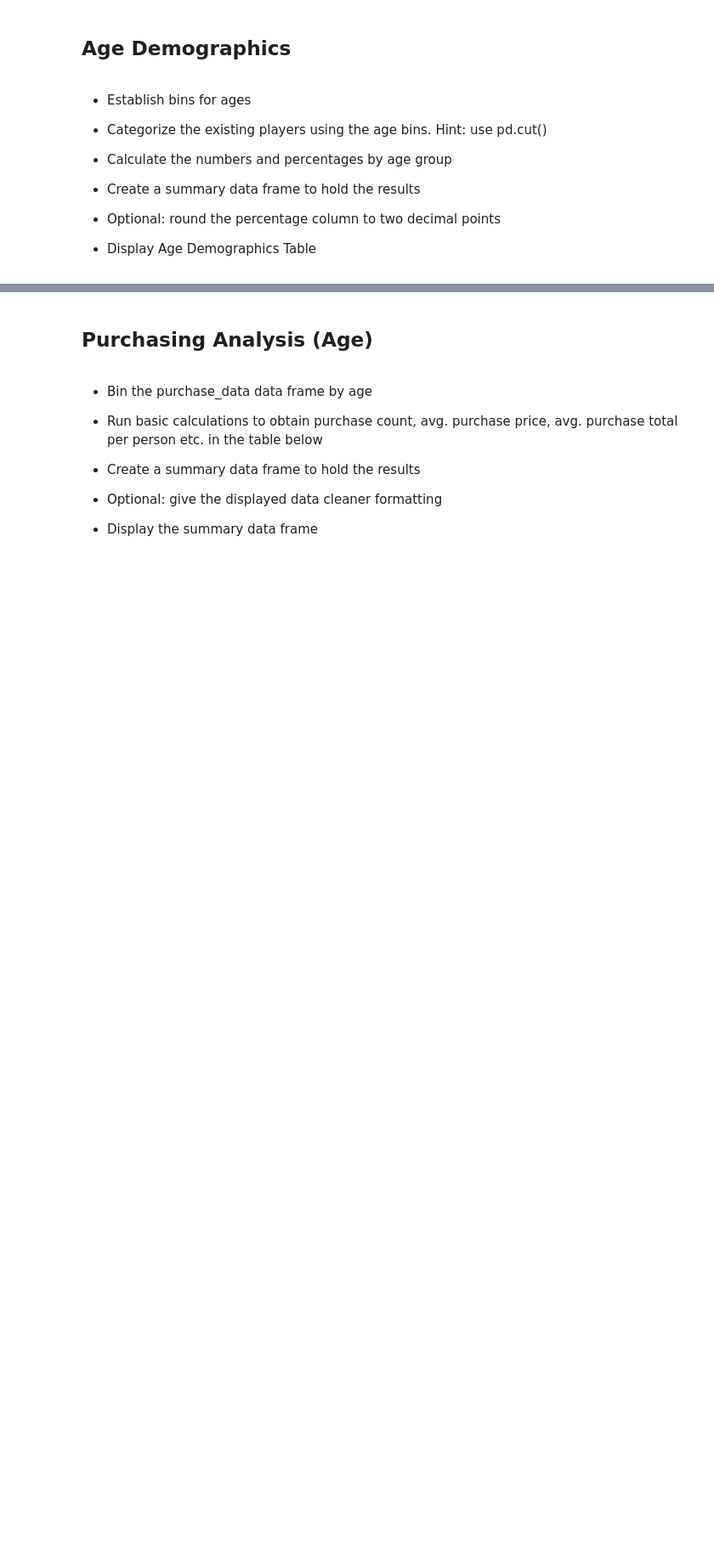
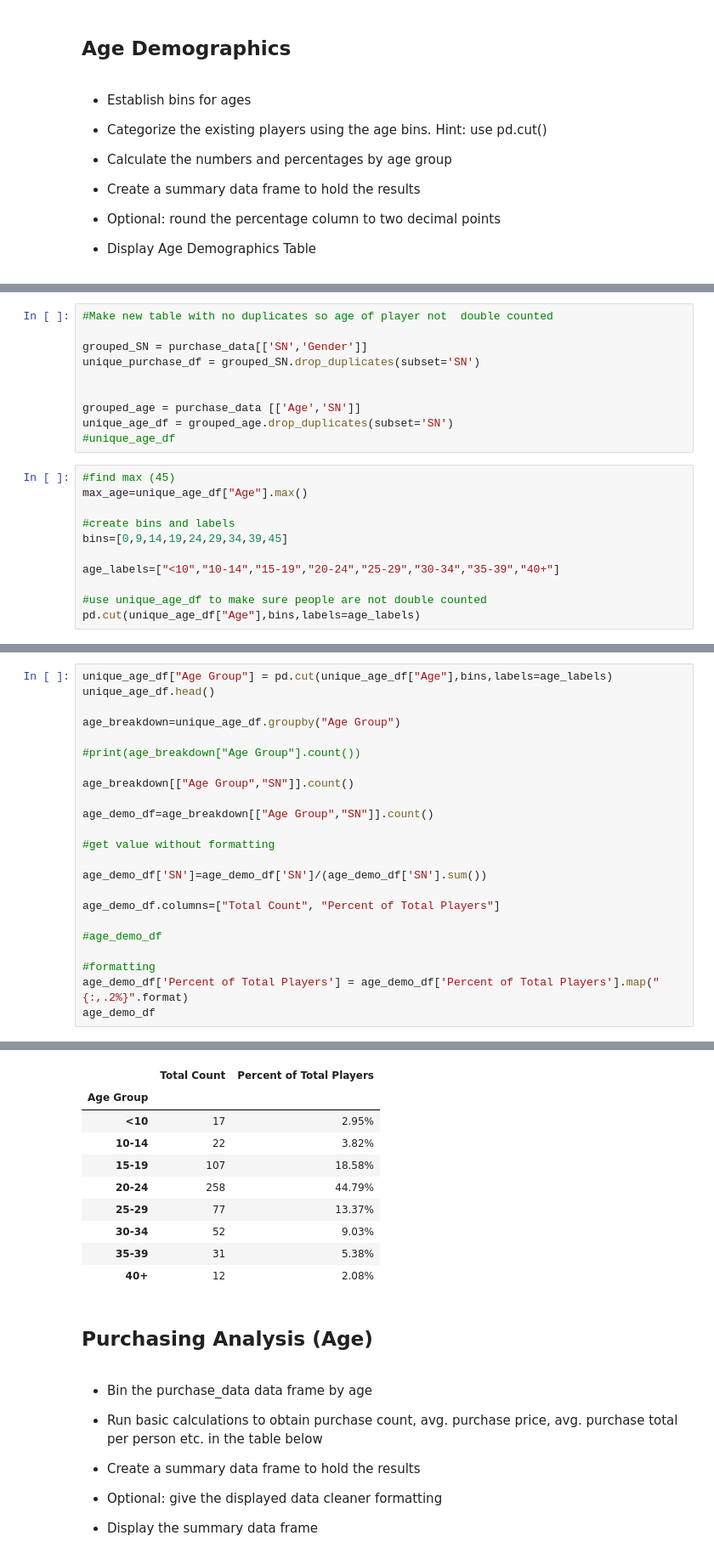
Before and after one commit to amunyhub/pandas-challenge, a Jupyter notebook: HeroesOfPymoli/HeroesOfPymoli.ipynb, the cells around one changed output, grey strips where cells are left out. Shown at 85% size. Saved outputs shown, nothing was run; the diff lists cells and outputs as text; blank space fills up the shorter version.

```diff
--- a/HeroesOfPymoli/HeroesOfPymoli.ipynb
+++ b/HeroesOfPymoli/HeroesOfPymoli.ipynb
@@ -149,0 +225,21 @@ Name: Gender, dtype: int64
+# %%
+#Make new table with no duplicates so age of player not  double counted
+
+grouped_SN = purchase_data[['SN','Gender']]
+unique_purchase_df = grouped_SN.drop_duplicates(subset='SN')
+
+
+grouped_age = purchase_data [['Age','SN']]
+unique_age_df = grouped_age.drop_duplicates(subset='SN')
+#unique_age_df
+# %%
+#find max (45)
+max_age=unique_age_df["Age"].max()
+
+#create bins and labels
+bins=[0,9,14,19,24,29,34,39,45]
+
+age_labels=["<10","10-14","15-19","20-24","25-29","30-34","35-39","40+"]
+
+#use unique_age_df to make sure people are not double counted
+pd.cut(unique_age_df["Age"],bins,labels=age_labels)
@@ -149,0 +260,24 @@ Name: Gender, dtype: int64
+# %%
+unique_age_df["Age Group"] = pd.cut(unique_age_df["Age"],bins,labels=age_labels)
+unique_age_df.head()
+
+age_breakdown=unique_age_df.groupby("Age Group")
+
+#print(age_breakdown["Age Group"].count())
+
+age_breakdown[["Age Group","SN"]].count()
+
+age_demo_df=age_breakdown[["Age Group","SN"]].count()
+
+#get value without formatting
+
+age_demo_df['SN']=age_demo_df['SN']/(age_demo_df['SN'].sum())
+
+age_demo_df.columns=["Total Count", "Percent of Total Players"]
+
+#age_demo_df
+
+#formatting
+age_demo_df['Percent of Total Players'] = age_demo_df['Percent of Total Players'].map("{:,.2%}".format)
+age_demo_df
+# %% [output]
@@ -150,3 +289,13 @@ Name: Gender, dtype: int64
+|  | Total Count | Percent of Total Players |
+| Age Group |  |  |
+| <10 | 17 | 2.95% |
+| 10-14 | 22 | 3.82% |
+| 15-19 | 107 | 18.58% |
+| 20-24 | 258 | 44.79% |
+| 25-29 | 77 | 13.37% |
+| 30-34 | 52 | 9.03% |
+| 35-39 | 31 | 5.38% |
+| 40+ | 12 | 2.08% |
 # %% [markdown]
 ## Purchasing Analysis (Age)
 # %% [markdown]
```
Also changed, not shown: parts of 39 cells of this notebook.
